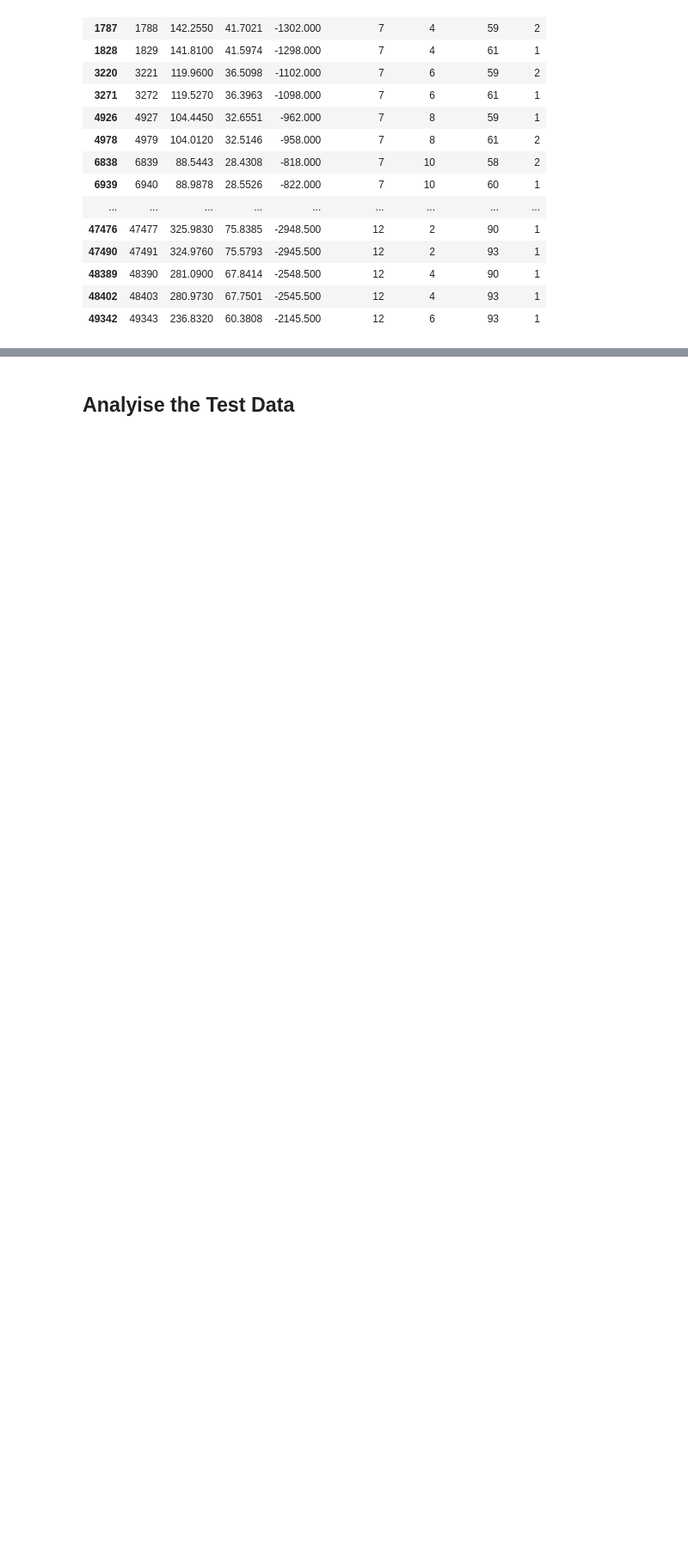
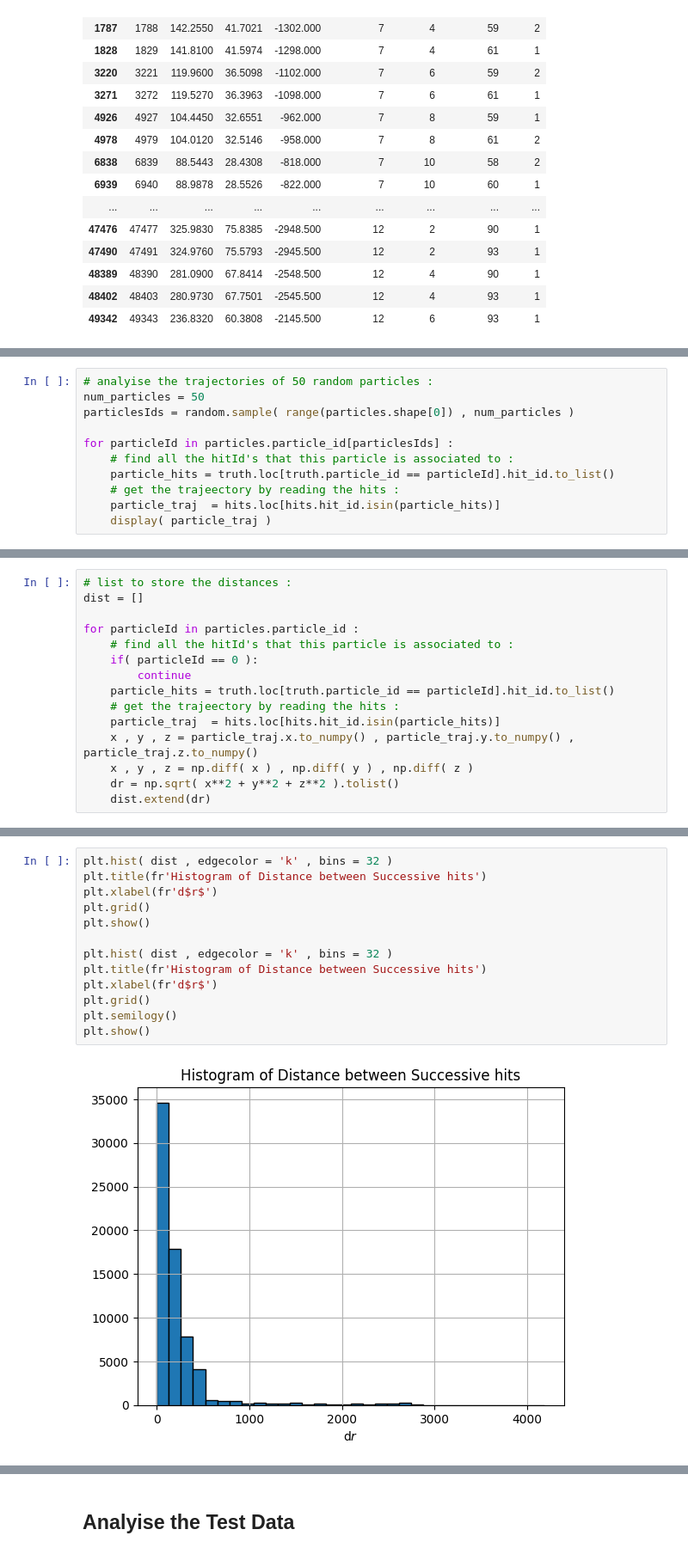
Before and after one commit to Ashmit0/TrackML-Particle-Tracking, a Jupyter notebook: Notebooks/EDA.ipynb, the cells around one changed output, grey strips where cells are left out. Shown at 86% size. Saved outputs shown, nothing was run; the diff lists cells and outputs as text; blank space fills up the shorter version.

Commit message:
Updated EDA with distance analysis

```diff
--- a/Notebooks/EDA.ipynb
+++ b/Notebooks/EDA.ipynb
@@ -529,0 +526,11 @@ plt.show()
+# %%
+# analyise the trajectories of 50 random particles :
+num_particles = 50
+particlesIds = random.sample( range(particles.shape[0]) , num_particles )
+
+for particleId in particles.particle_id[particlesIds] :
+    # find all the hitId's that this particle is associated to :
+    particle_hits = truth.loc[truth.particle_id == particleId].hit_id.to_list()
+    # get the trajeectory by reading the hits :
+    particle_traj  = hits.loc[hits.hit_id.isin(particle_hits)]
+    display( particle_traj )
@@ -529,0 +658,15 @@ plt.show()
+# %%
+# list to store the distances :
+dist = []
+
+for particleId in particles.particle_id :
+    # find all the hitId's that this particle is associated to :
+    if( particleId == 0 ):
+        continue
+    particle_hits = truth.loc[truth.particle_id == particleId].hit_id.to_list()
+    # get the trajeectory by reading the hits :
+    particle_traj  = hits.loc[hits.hit_id.isin(particle_hits)]
+    x , y , z = particle_traj.x.to_numpy() , particle_traj.y.to_numpy() , particle_traj.z.to_numpy()
+    x , y , z = np.diff( x ) , np.diff( y ) , np.diff( z )
+    dr = np.sqrt( x**2 + y**2 + z**2 ).tolist()
+    dist.extend(dr)
@@ -529,0 +677,15 @@ plt.show()
+# %%
+plt.hist( dist , edgecolor = 'k' , bins = 32 )
+plt.title(fr'Histogram of Distance between Successive hits')
+plt.xlabel(fr'd$r$')
+plt.grid()
+plt.show()
+
+plt.hist( dist , edgecolor = 'k' , bins = 32 )
+plt.title(fr'Histogram of Distance between Successive hits')
+plt.xlabel(fr'd$r$')
+plt.grid()
+plt.semilogy()
+plt.show()
+# %% [output]
+[figure, added]
```
Also changed, not shown: parts of 7 cells of this notebook.
